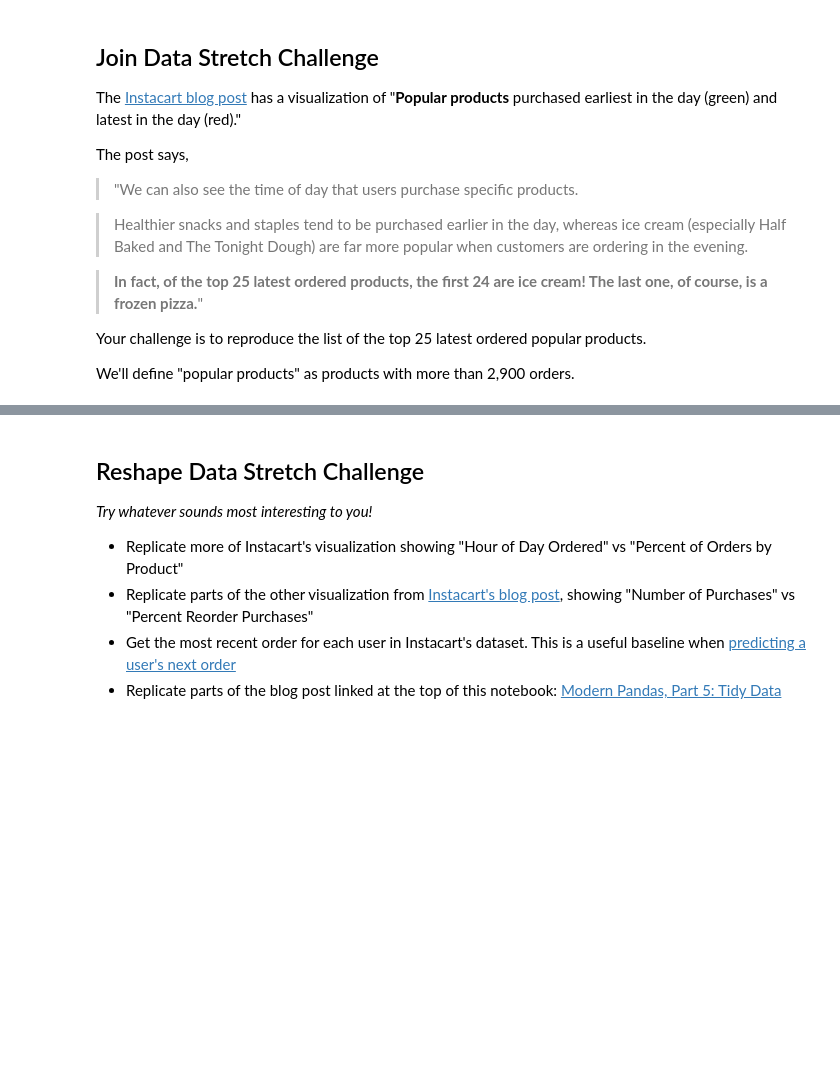
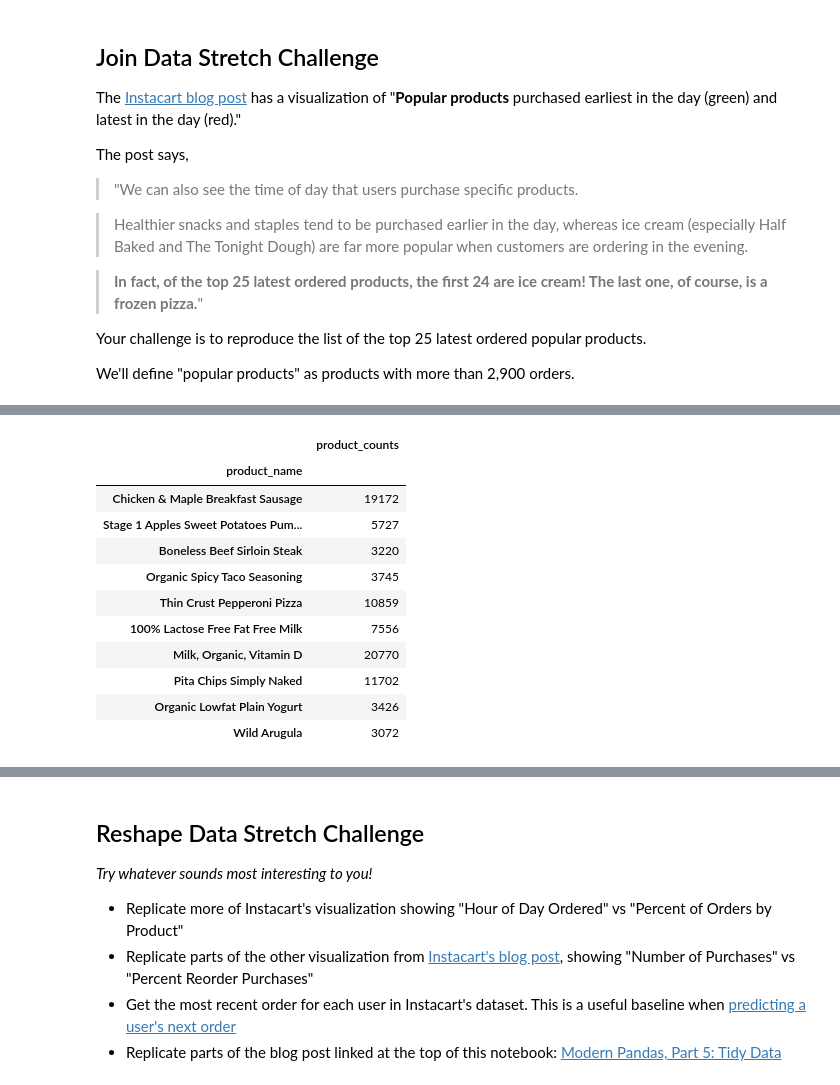
Before and after one commit to bloominstituteoftechnology/DS-Unit-1-Sprint-2-Data-Wrangling-and-Storytelling, a Jupyter notebook: Cai_Nowicki_Join_and_Reshape_Data_Assignment.ipynb, the cells around one changed output, grey strips where cells are left out. Cells and saved outputs as stored; diff of their text form; code cells hidden in the pictures; blank space fills up the shorter version.

```diff
--- a/Cai_Nowicki_Join_and_Reshape_Data_Assignment.ipynb
+++ b/Cai_Nowicki_Join_and_Reshape_Data_Assignment.ipynb
@@ -584,0 +663,4 @@ We'll define "popular products" as products with more than 2,900 orders.
+# %%
+condition = sorted_groups >=2900
+popular = sorted_groups[condition]
+popular
@@ -584,0 +685,17 @@ We'll define "popular products" as products with more than 2,900 orders.
+# %%
+#but now that's a series, not a dataframe
+df_popular = pd.DataFrame({'product_counts' : pd.Series(popular)})
+df_popular.sample(10)
+# %% [output]
+|  | product_counts |
+| product_name |  |
+| Chicken & Maple Breakfast Sausage | 19172 |
+| Stage 1 Apples Sweet Potatoes Pum... | 5727 |
+| Boneless Beef Sirloin Steak | 3220 |
+| Organic Spicy Taco Seasoning | 3745 |
+| Thin Crust Pepperoni Pizza | 10859 |
+| 100% Lactose Free Fat Free Milk | 7556 |
+| Milk, Organic, Vitamin D | 20770 |
+| Pita Chips Simply Naked | 11702 |
+| Organic Lowfat Plain Yogurt | 3426 |
+| Wild Arugula | 3072 |
```
Also changed, not shown: parts of 23 cells of this notebook.
